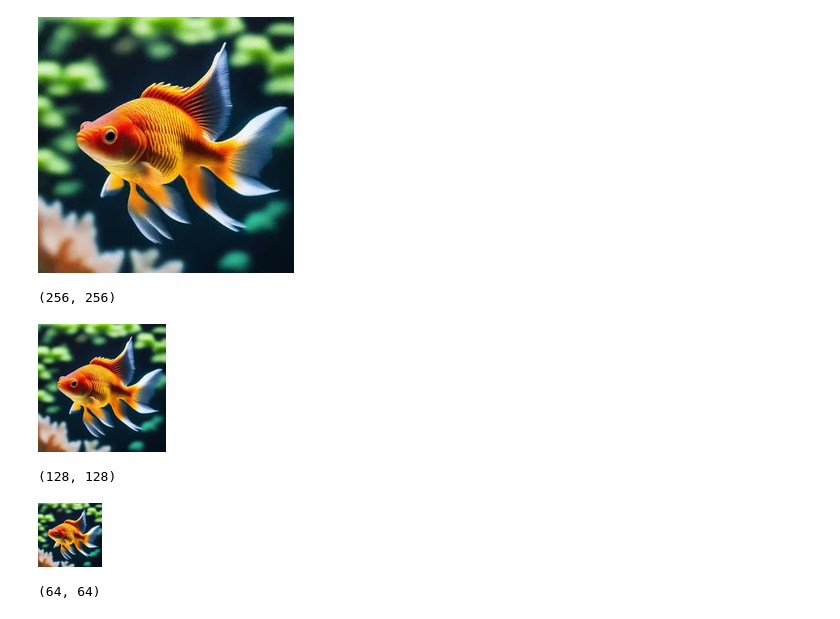
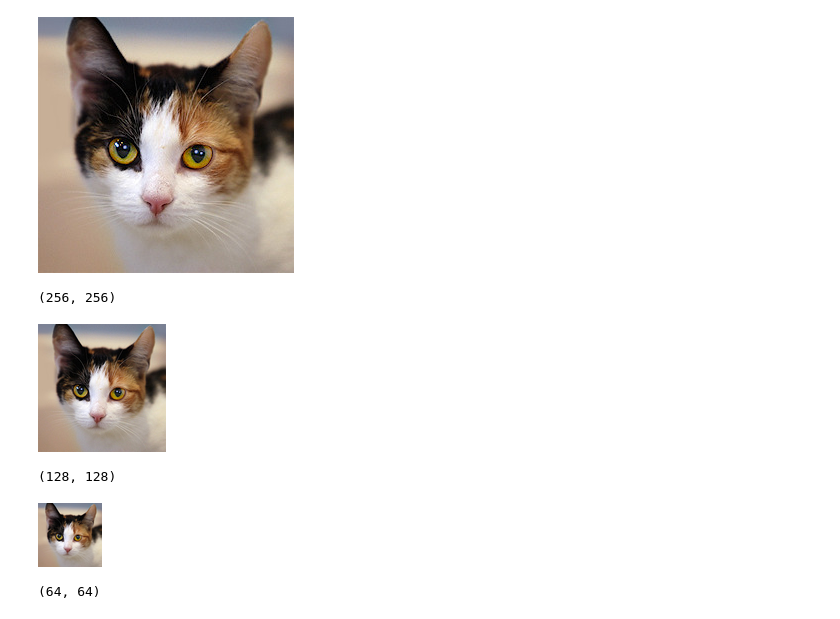
Before and after one commit to Ryankwon03/Reordered-Noise-Processing-in-Super-Resolution, a Jupyter notebook: notebooks/downsample.ipynb, the cells around one changed output. Cells and saved outputs as stored; diff of their text form; code cells hidden in the pictures.

```diff
--- a/notebooks/downsample.ipynb
+++ b/notebooks/downsample.ipynb
@@ -5,11 +5,11 @@ import scipy.ndimage
 import numpy as np
 from matplotlib import pyplot as plt
 # %%
-img = Image.open("../data/original/image1.jpg")
+img = Image.open("../data/original/image3.jpg")
 display(img)
 print(img.size)
 # %% [output]
-[figure, old version]
+[figure, new version]
 (256, 256)
 # %%
 img2 = img.resize((int(img.size[0]/2), int(img.size[1]/2)), Image.Resampling.LANCZOS)
@@ -18,9 +18,9 @@ display(img2)
 print(img2.size)
 display(img3)
 print(img3.size)
-img3.save("../data/downsampled/image1.jpg")
+img3.save("../data/downsampled/image3.jpg")
 # %% [output]
-[figure, old version]
+[figure, new version]
 (128, 128)
-[figure, old version]
+[figure, new version]
 (64, 64)
```
Also changed, not shown: 17 other files.
